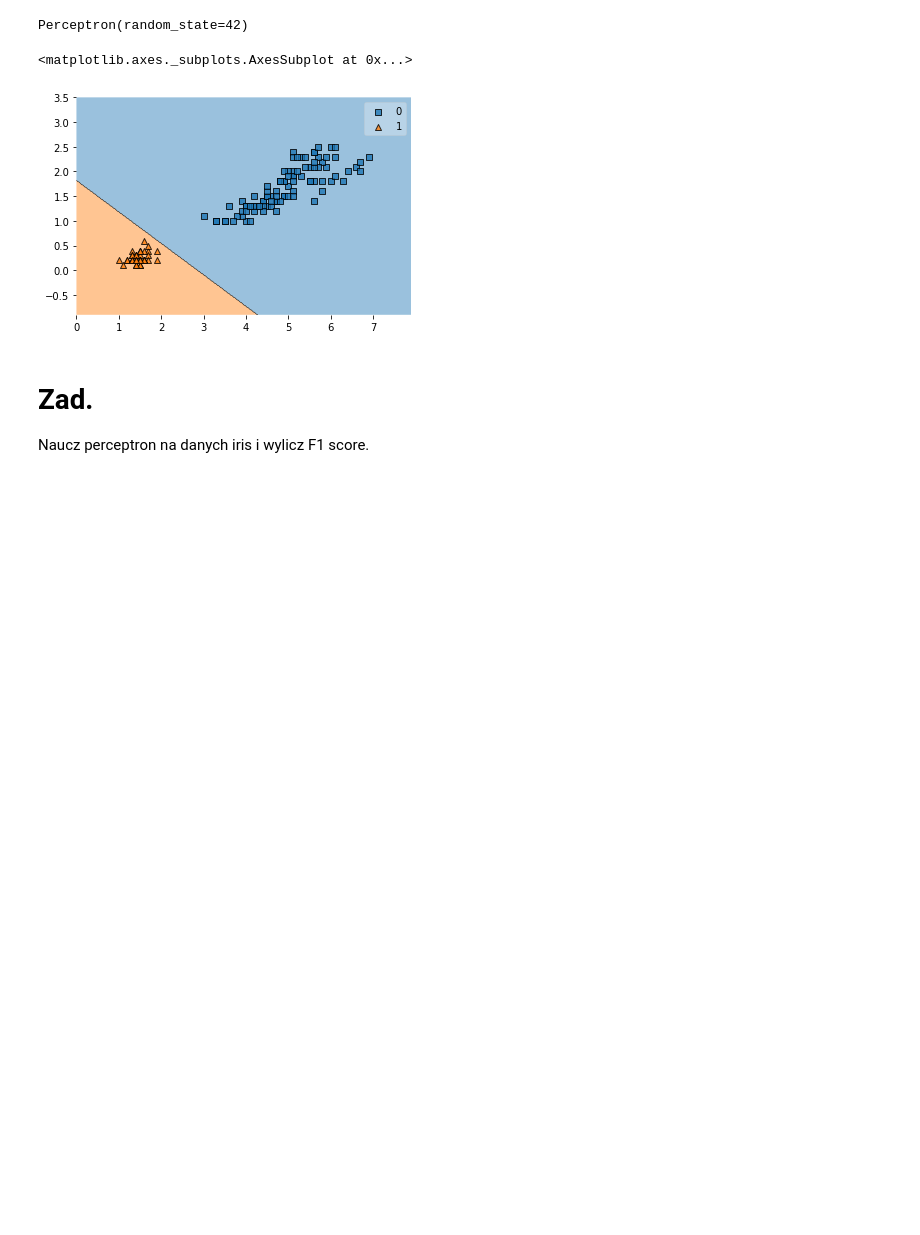
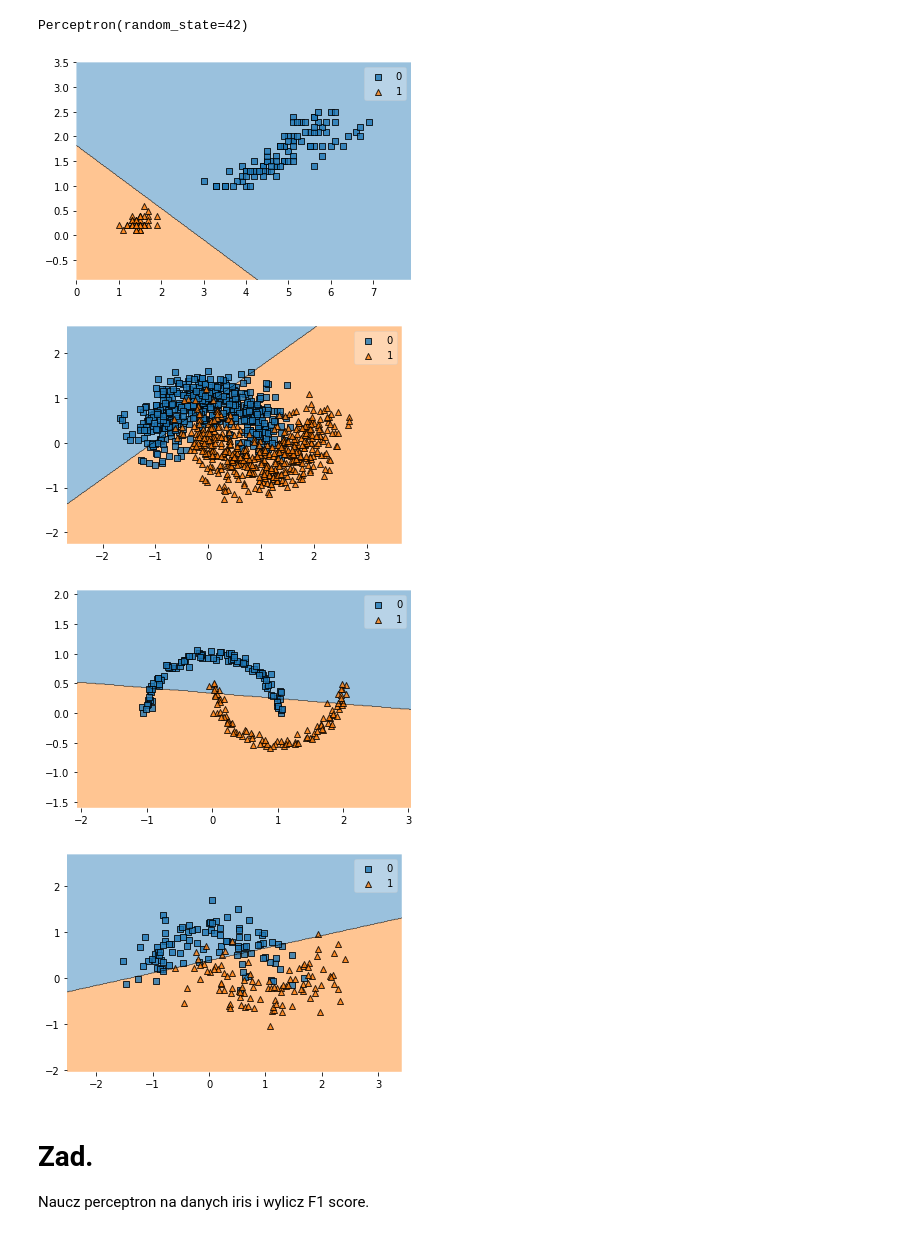
Before and after one commit to Banzanic/PSI-zadania, a Jupyter notebook: Z11_A_Perceptron.ipynb, the cells around one changed output. Drawn from its saved outputs; the diff is of its cells as text; code cells hidden in the pictures; blank space fills up the shorter version.

```diff
--- a/Z11_A_Perceptron.ipynb
+++ b/Z11_A_Perceptron.ipynb
@@ -33,6 +45,12 @@ y = (iris.target == 0).astype(np.int)
 
 per_clf = Perceptron(max_iter=1000, tol=1e-3, random_state=42)
 per_clf.fit(X, y)
+per_clf1 = Perceptron(max_iter=1000, tol=1e-3, random_state=42)
+per_clf1.fit(X1, y1)
+per_clf2 = Perceptron(max_iter=1000, tol=1e-3, random_state=42)
+per_clf2.fit(X2, y2)
+per_clf3 = Perceptron(max_iter=1000, tol=1e-3, random_state=42)
+per_clf3.fit(X3, y3)
 
 y_pred = per_clf.predict([[2, 0.5]])
 # %% [output]
@@ -44,13 +62,28 @@ from mlxtend.plotting import plot_decision_regions
 from sklearn.linear_model import Perceptron
 per_clf = Perceptron(random_state=42)
 per_clf.fit(X, y)
+per_clf1 = Perceptron(random_state=42)
+per_clf1.fit(X1, y1)
+per_clf2 = Perceptron(random_state=42)
+per_clf2.fit(X2, y2)
+per_clf3 = Perceptron(random_state=42)
+per_clf3.fit(X3, y3)
 # %% [output]
 Perceptron(random_state=42)
-# %%
-plot_decision_regions(X, y, clf=per_clf, res=0.02)
-# %% [output]
-<matplotlib.axes._subplots.AxesSubplot at 0x...>
-[figure, removed]
+# %%
+plot_decision_regions(X, y, clf=per_clf)
+plt.show()
+plot_decision_regions(X1, y1, clf=per_clf1)
+plt.show()
+plot_decision_regions(X2, y2, clf=per_clf2)
+plt.show()
+plot_decision_regions(X3, y3, clf=per_clf3)
+plt.show()
+# %% [output]
+[figure, added]
+[figure, added]
+[figure, added]
+[figure, added]
 # %% [markdown]
 # Zad.
 Naucz perceptron na danych iris i wylicz F1 score.
```
Also changed, not shown: parts of 2 cells of this notebook.
